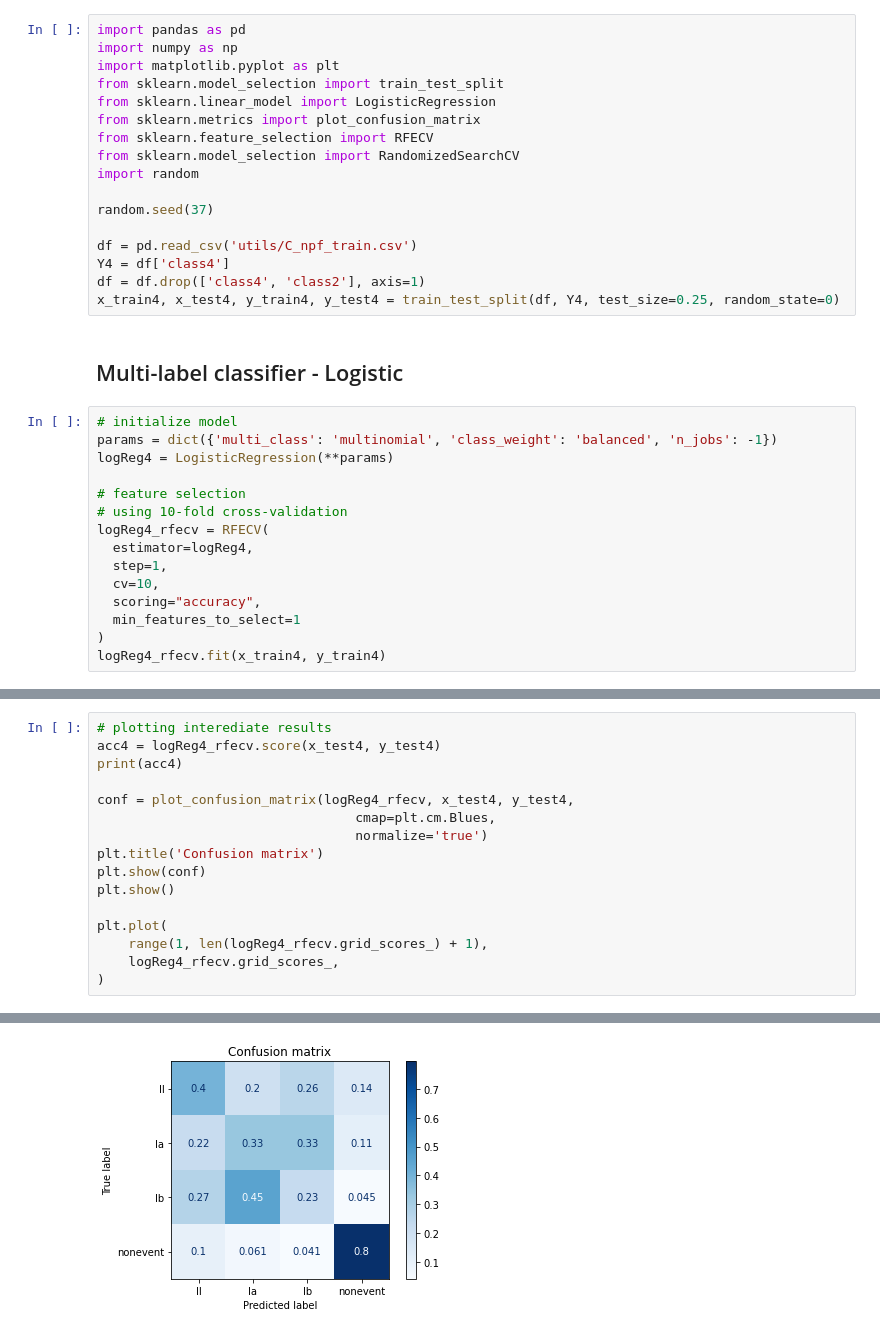
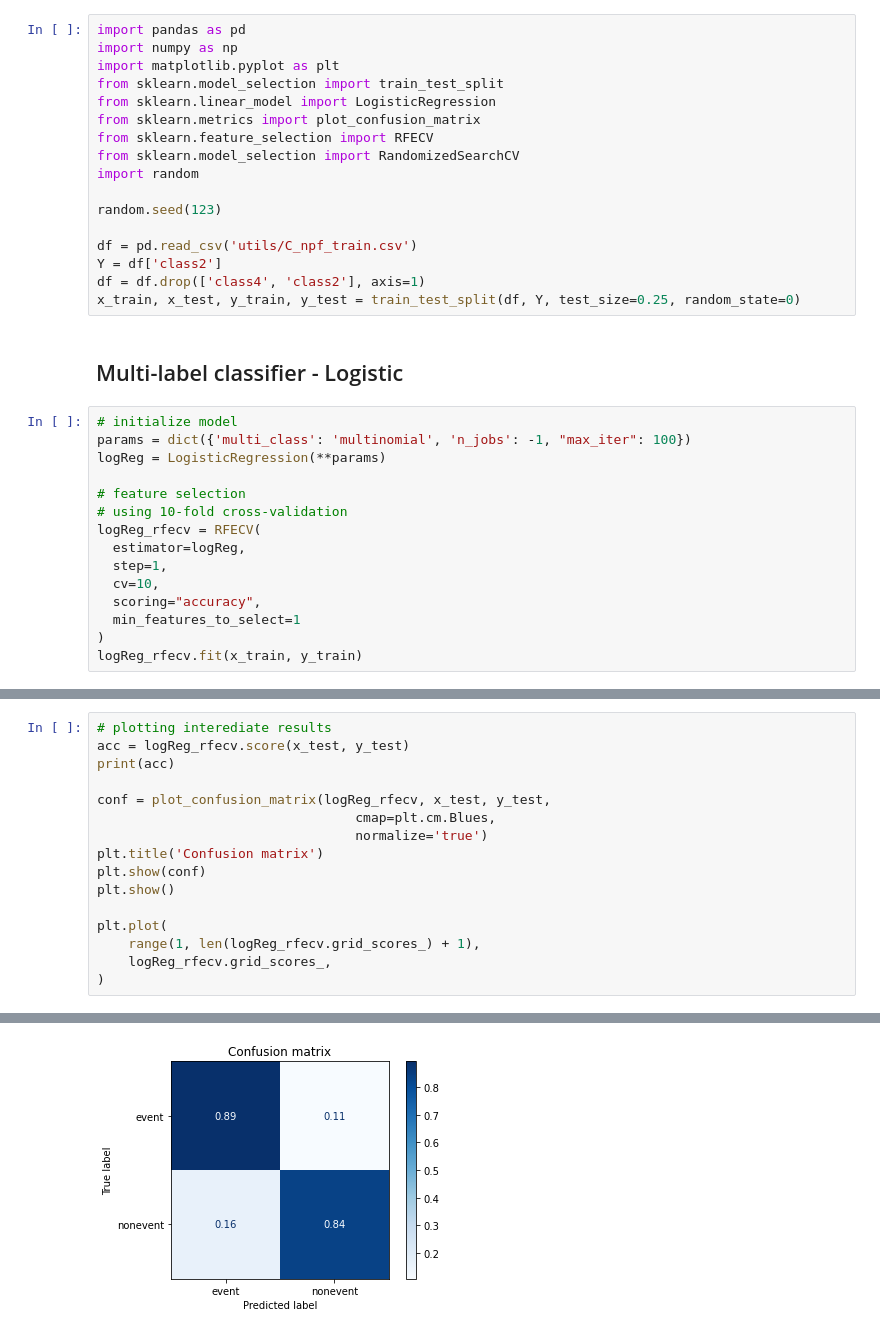
Before and after one commit to sainioan/term_project_134, a Jupyter notebook: logistic_classifier.ipynb, the cells around one changed output, grey strips where cells are left out. Drawn from its saved outputs; the diff is of its cells as text.

```diff
--- a/logistic_classifier.ipynb
+++ b/logistic_classifier.ipynb
@@ -11,27 +11,27 @@ from sklearn.feature_selection import RFECV
 from sklearn.model_selection import RandomizedSearchCV
 import random
 
-random.seed(37)
+random.seed(123)
 
 df = pd.read_csv('utils/C_npf_train.csv')
-Y4 = df['class4']
+Y = df['class2']
 df = df.drop(['class4', 'class2'], axis=1)
-x_train4, x_test4, y_train4, y_test4 = train_test_split(df, Y4, test_size=0.25, random_state=0)
+x_train, x_test, y_train, y_test = train_test_split(df, Y, test_size=0.25, random_state=0)
 # %% [markdown]
 ## Multi-label classifier - Logistic
 # %%
 # initialize model
-params = dict({'multi_class': 'multinomial', 'class_weight': 'balanced', 'n_jobs': -1})
-logReg4 = LogisticRegression(**params)
+params = dict({'multi_class': 'multinomial', 'n_jobs': -1, "max_iter": 100})
+logReg = LogisticRegression(**params)
 
 # feature selection
 # using 10-fold cross-validation
-logReg4_rfecv = RFECV(
-  estimator=logReg4,
+logReg_rfecv = RFECV(
+  estimator=logReg,
   step=1,
   cv=10,
   scoring="accuracy",
   min_features_to_select=1
 )
-logReg4_rfecv.fit(x_train4, y_train4)
+logReg_rfecv.fit(x_train, y_train)
 # %% [output]
@@ -41,10 +39,10 @@ RFECV(cv=10,
       scoring='accuracy')
 # %%
 # plotting interediate results
-acc4 = logReg4_rfecv.score(x_test4, y_test4)
-print(acc4)
+acc = logReg_rfecv.score(x_test, y_test)
+print(acc)
 
-conf = plot_confusion_matrix(logReg4_rfecv, x_test4, y_test4,
+conf = plot_confusion_matrix(logReg_rfecv, x_test, y_test,
                                  cmap=plt.cm.Blues,
                                  normalize='true')
 plt.title('Confusion matrix')
@@ -52,7 +50,7 @@ plt.show(conf)
 plt.show()
 
 plt.plot(
-    range(1, len(logReg4_rfecv.grid_scores_) + 1),
-    logReg4_rfecv.grid_scores_,
+    range(1, len(logReg_rfecv.grid_scores_) + 1),
+    logReg_rfecv.grid_scores_,
 )
 # %% [output]
@@ -60,2 +58,2 @@ plt.plot(
-[figure, old version]
+[figure, new version]
 [<matplotlib.lines.Line2D at 0x...>]
```
Also changed, not shown: parts of 8 cells of this notebook.
